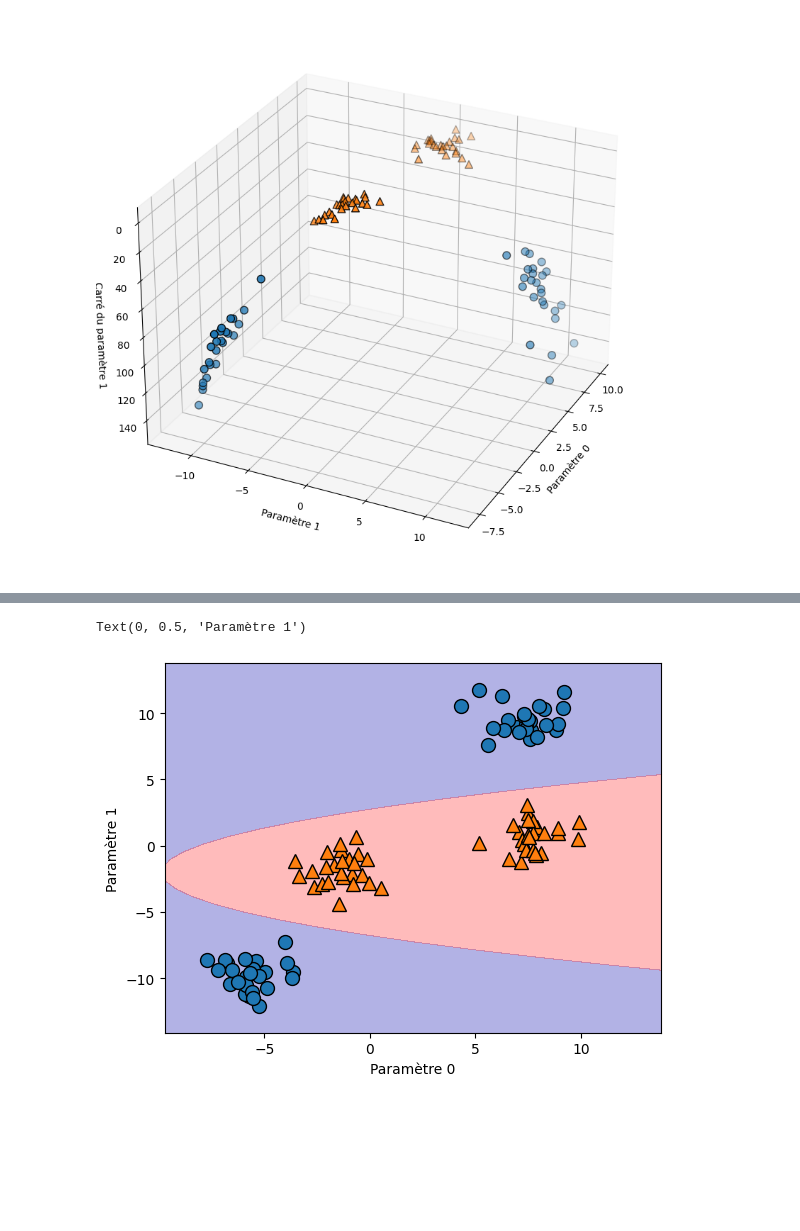
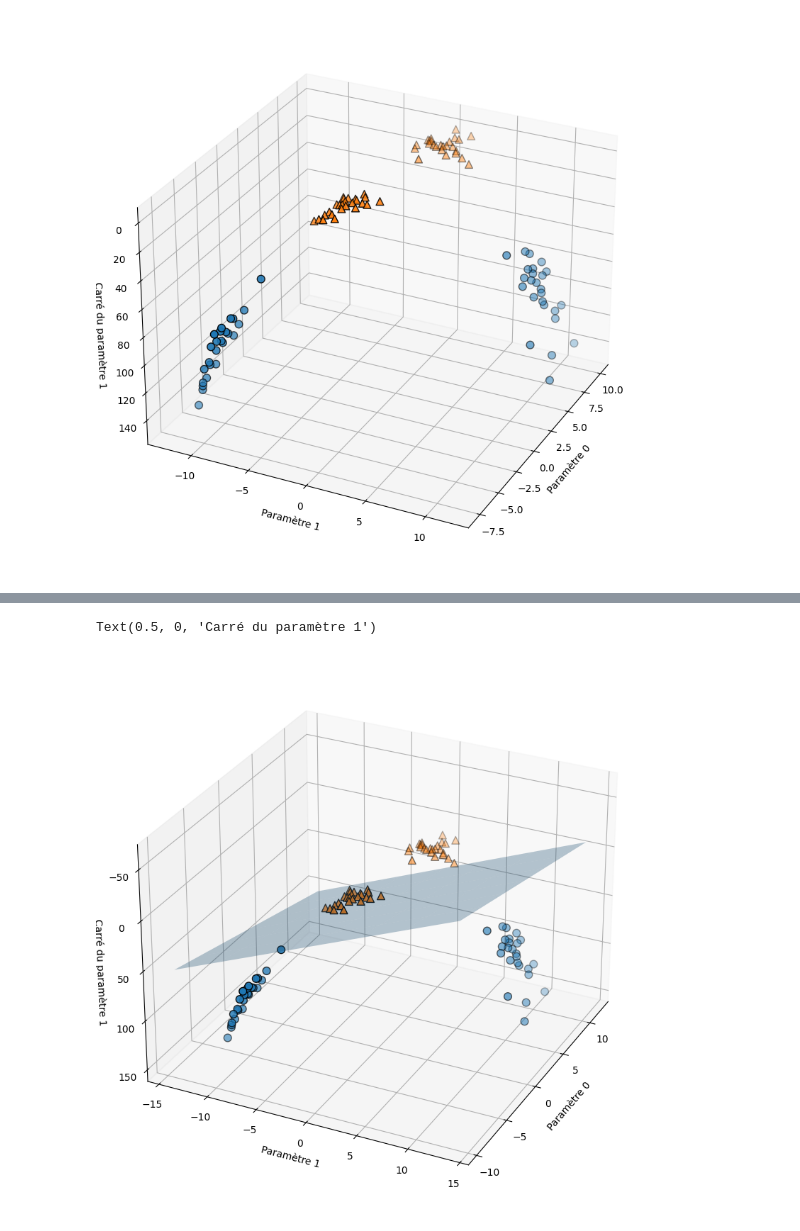
Before and after one commit to 012kirby210/mg-scikitlearn, a Jupyter notebook: [Classification] Support Vector Machine à noyau.ipynb, the cells around one changed output, grey strips where cells are left out. Drawn from its saved outputs; the diff is of its cells as text; code cells hidden in the pictures; blank space fills up the shorter version.

```diff
--- a/[Classification] Support Vector Machine à noyau.ipynb
+++ b/[Classification] Support Vector Machine à noyau.ipynb
@@ -78,11 +47,32 @@ Text(0.5, 0, 'Carré du paramètre 1')
-# %%
-# En deux dimensions la conique suivante :
-ZZ = YY**2
-dec = linear_svm_3d.decision_function(np.c_[XX.ravel(),YY.ravel(),ZZ.ravel()])
-plt.contourf(XX,YY,dec.reshape(XX.shape),levels=[dec.min(), 0, dec.max()], cmap=mglearn.cm2, alpha=0.3)
-mglearn.discrete_scatter(X[:,0],X[:,1],y)
-plt.xlabel("Paramètre 0")
-plt.ylabel("Paramètre 1")
-# %% [output]
-Text(0, 0.5, 'Paramètre 1')
-[figure, removed]
+# %%
+from sklearn.svm import LinearSVC
+
+linear_svm_3d = LinearSVC(loss='hinge',max_iter=5000).fit(X_new,y)
+coef, biais = linear_svm_3d.coef_.ravel(), linear_svm_3d.intercept_.ravel()
+
+figure = plt.figure(figsize=(20,10))
+
+ax = figure.add_subplot(111,projection='3d')
+ax.view_init(elev=-152, azim=-26)
+xx = np.linspace(X_new[:,0].min() - 2, X_new[:,0].max() + 2, 50)
+yy = np.linspace(X_new[:,1].min() - 2, X_new[:,1].max() + 2, 50)
+
+XX,YY = np.meshgrid(xx,yy)
+
+# Dessin de la frontière pour
+#     coef0*XX + coef1*YY + coef2*ZZ = ^y^ avec ^y^ = 0
+# <=> coef0*XX + coef1*YY = -coef2*ZZ
+# <=> (coef0*XX + coef1*YY)/-coef2 = ZZ
+ZZ = (coef[0] * XX + coef[1] * YY + biais ) / -coef[2]
+
+mask = y == 0
+ax.plot_surface(XX,YY,ZZ, rstride=8,cstride=8,alpha=0.3)
+ax.scatter(X_new[mask,0], X_new[mask,1], X_new[mask,2],  s=60, edgecolor='k')
+ax.scatter(X_new[~mask,0], X_new[~mask,1],X_new[~mask,2],
+          marker='^', s=60, edgecolor='k')
+ax.set_xlabel("Paramètre 0")
+ax.set_ylabel("Paramètre 1")
+ax.set_zlabel("Carré du paramètre 1")
+# %% [output]
+Text(0.5, 0, 'Carré du paramètre 1')
+[figure, added]
```
Also changed, not shown: parts of 6 cells of this notebook.
